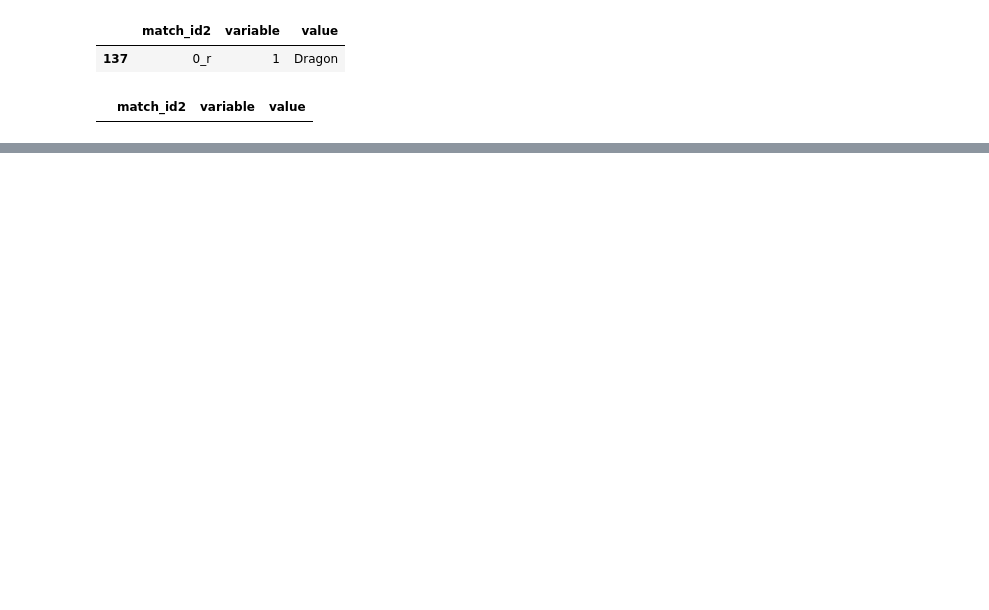
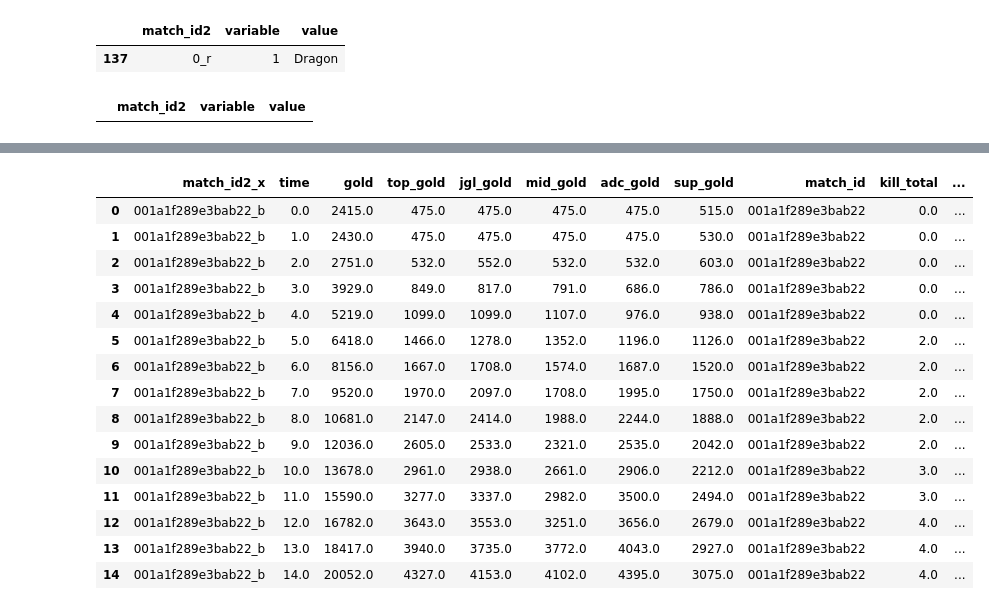
Before and after one commit to MPhillips55/Capstone_Project_2_League_of_Legends, a Jupyter notebook: Machine_Learning/Feature Generation .ipynb, the cells around one changed output, grey strips where cells are left out. Drawn from its saved outputs; the diff is of its cells as text; code cells hidden in the pictures; blank space fills up the shorter version.

```diff
--- a/Machine_Learning/Feature Generation .ipynb
+++ b/Machine_Learning/Feature Generation .ipynb
@@ -859,0 +1085,8 @@ ddfbm.head()
+# %%
+reddf.rename(columns={'minute':'time'},inplace=True)
+# %%
+tdf = pd.merge(tdf, reddf, left_on = ['match_id','time'], right_on =['match_id','time'],how='left')
+# %%
+tdf.sort_values(by=['match_id2_x','time'],inplace=True)
+tdf.drop('match_id2_y',inplace=True,axis=1)
+tdf.head()
@@ -859,0 +1100,4 @@ ddfbm.head()
+# %%
+tdf.fillna(method='ffill',inplace=True)
+tdf.fillna(0,inplace=True)
+tdf.reset_index(drop=True,inplace=True)
@@ -859,0 +1126,19 @@ ddfbm.head()
+# %%
+tdf.head(15)
+# %% [output]
+|  | match_id2_x | time | gold | top_gold | jgl_gold | mid_gold | adc_gold | sup_gold | match_id | kill_total | ... |
+| 0 | 001a1f289e3bab22_b | 0.0 | 2415.0 | 475.0 | 475.0 | 475.0 | 475.0 | 515.0 | 001a1f289e3bab22 | 0.0 | ... |
+| 1 | 001a1f289e3bab22_b | 1.0 | 2430.0 | 475.0 | 475.0 | 475.0 | 475.0 | 530.0 | 001a1f289e3bab22 | 0.0 | ... |
+| 2 | 001a1f289e3bab22_b | 2.0 | 2751.0 | 532.0 | 552.0 | 532.0 | 532.0 | 603.0 | 001a1f289e3bab22 | 0.0 | ... |
+| 3 | 001a1f289e3bab22_b | 3.0 | 3929.0 | 849.0 | 817.0 | 791.0 | 686.0 | 786.0 | 001a1f289e3bab22 | 0.0 | ... |
+| 4 | 001a1f289e3bab22_b | 4.0 | 5219.0 | 1099.0 | 1099.0 | 1107.0 | 976.0 | 938.0 | 001a1f289e3bab22 | 0.0 | ... |
+| 5 | 001a1f289e3bab22_b | 5.0 | 6418.0 | 1466.0 | 1278.0 | 1352.0 | 1196.0 | 1126.0 | 001a1f289e3bab22 | 2.0 | ... |
+| 6 | 001a1f289e3bab22_b | 6.0 | 8156.0 | 1667.0 | 1708.0 | 1574.0 | 1687.0 | 1520.0 | 001a1f289e3bab22 | 2.0 | ... |
+| 7 | 001a1f289e3bab22_b | 7.0 | 9520.0 | 1970.0 | 2097.0 | 1708.0 | 1995.0 | 1750.0 | 001a1f289e3bab22 | 2.0 | ... |
+| 8 | 001a1f289e3bab22_b | 8.0 | 10681.0 | 2147.0 | 2414.0 | 1988.0 | 2244.0 | 1888.0 | 001a1f289e3bab22 | 2.0 | ... |
+| 9 | 001a1f289e3bab22_b | 9.0 | 12036.0 | 2605.0 | 2533.0 | 2321.0 | 2535.0 | 2042.0 | 001a1f289e3bab22 | 2.0 | ... |
+| 10 | 001a1f289e3bab22_b | 10.0 | 13678.0 | 2961.0 | 2938.0 | 2661.0 | 2906.0 | 2212.0 | 001a1f289e3bab22 | 3.0 | ... |
+| 11 | 001a1f289e3bab22_b | 11.0 | 15590.0 | 3277.0 | 3337.0 | 2982.0 | 3500.0 | 2494.0 | 001a1f289e3bab22 | 3.0 | ... |
+| 12 | 001a1f289e3bab22_b | 12.0 | 16782.0 | 3643.0 | 3553.0 | 3251.0 | 3656.0 | 2679.0 | 001a1f289e3bab22 | 4.0 | ... |
+| 13 | 001a1f289e3bab22_b | 13.0 | 18417.0 | 3940.0 | 3735.0 | 3772.0 | 4043.0 | 2927.0 | 001a1f289e3bab22 | 4.0 | ... |
+| 14 | 001a1f289e3bab22_b | 14.0 | 20052.0 | 4327.0 | 4153.0 | 4102.0 | 4395.0 | 3075.0 | 001a1f289e3bab22 | 4.0 | ... |
```
Also changed, not shown: parts of 65 cells of this notebook.
